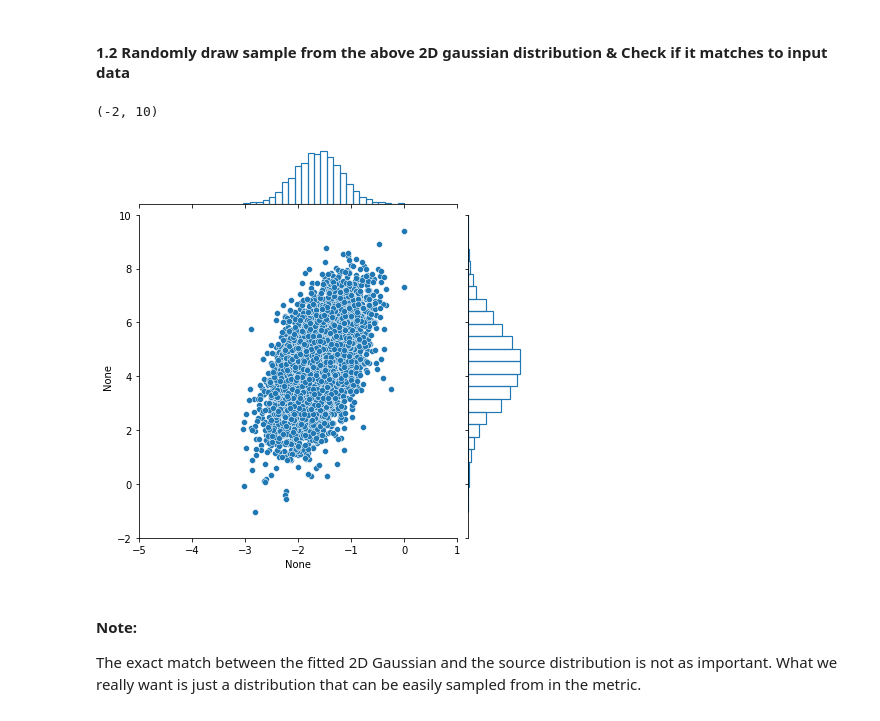
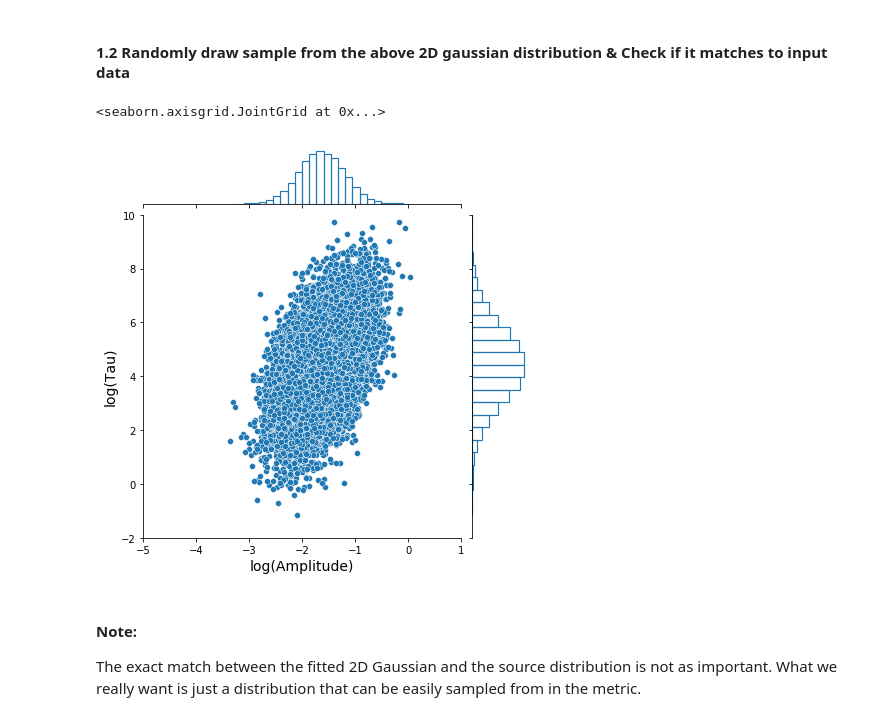
Before and after one commit to RichardsGroup/LSST_OpSim, a Jupyter notebook: contrib/08_DRWFitMetric.ipynb, the cells around one changed output. Saved outputs shown, nothing was run; the diff lists cells and outputs as text; code cells hidden in the pictures.

```diff
--- a/contrib/08_DRWFitMetric.ipynb
+++ b/contrib/08_DRWFitMetric.ipynb
@@ -112,18 +117,22 @@ cov_m
 #### 1.2 Randomly draw sample from the above 2D gaussian distribution & Check if it matches to input data
 # %%
 # define 2d guassian parameters
-rand_x, rand_y = np.random.multivariate_normal(mean, cov_m, 5000).T
+rand_x, rand_y = np.random.multivariate_normal(mean, cov_m, 18000).T
 
 # plot
 plot = sns.jointplot(x=rand_x,
               y=rand_y,
               marginal_kws=dict(bins=25, fill=False))
 
+# set limit
 plot.ax_marg_x.set_xlim(-5, 1)
 plot.ax_marg_y.set_ylim(-2, 10)
+
+# update axis label
+plot.set_axis_labels('log(Amplitude)', 'log(Tau)', fontsize=14)
 # %% [output]
-(-2, 10)
+<seaborn.axisgrid.JointGrid at 0x...>
-[figure, old version]
+[figure, new version]
 # %% [markdown]
 #### Note:
 The exact match between the fitted 2D Gaussian and the source distribution is not as important. What we really want is just a distribution that can be easily sampled from in the metric.
```
Also changed, not shown: parts of 12 cells of this notebook.
